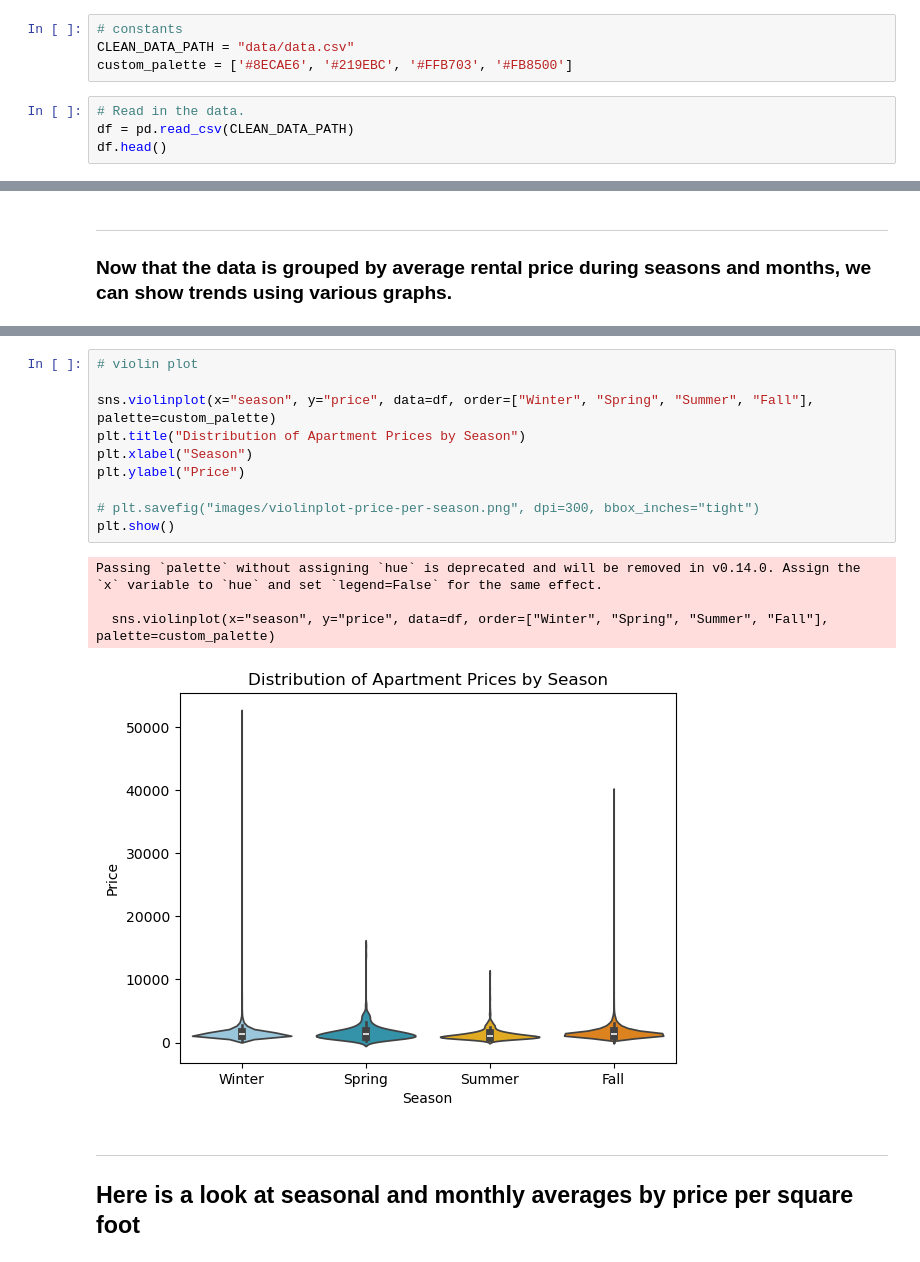
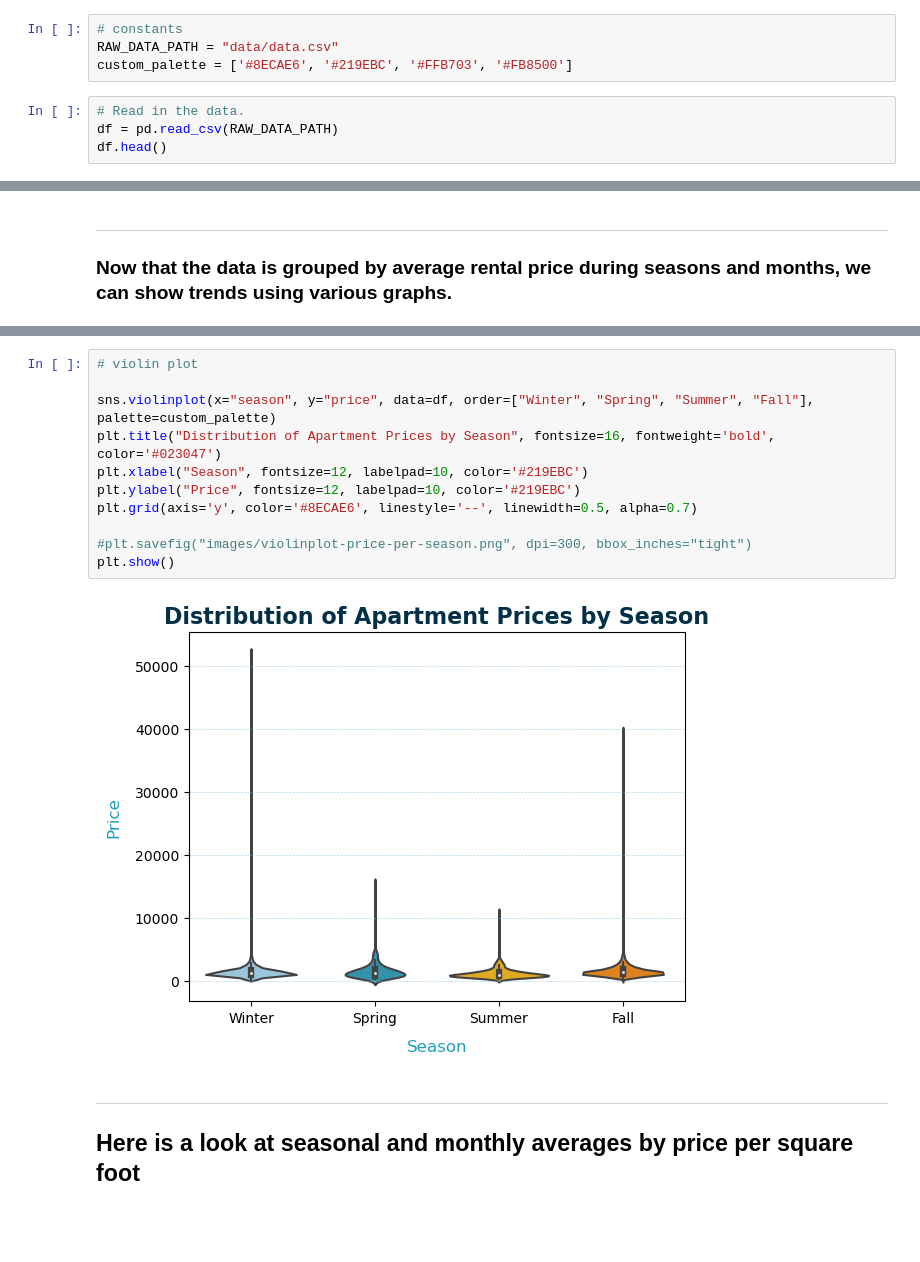
Before and after one commit to tghcb9/dataanalytics-project1-group6, a Jupyter notebook: submission/analysis/question-1.ipynb, the cells around one changed output, grey strips where cells are left out. Drawn from its saved outputs; the diff is of its cells as text; blank space fills up the shorter version.

```diff
--- a/submission/analysis/question-1.ipynb
+++ b/submission/analysis/question-1.ipynb
@@ -7,11 +7,11 @@ import matplotlib.pyplot as plt
 import seaborn as sns
 # %%
 # constants
-CLEAN_DATA_PATH = "data/data.csv"
+RAW_DATA_PATH = "data/data.csv"
 custom_palette = ['#8ECAE6', '#219EBC', '#FFB703', '#FB8500']
 # %%
 # Read in the data.
-df = pd.read_csv(CLEAN_DATA_PATH)
+df = pd.read_csv(RAW_DATA_PATH)
 df.head()
 # %% [output]
 |  | Unnamed: 0 | id | bathrooms | bedrooms | fee | price | square_feet | cityname | state | latitude | ... |
@@ -270,18 +263,16 @@ p-value: 3.788913292547917e-166
 # %%
 # violin plot
 
 sns.violinplot(x="season", y="price", data=df, order=["Winter", "Spring", "Summer", "Fall"], palette=custom_palette)
-plt.title("Distribution of Apartment Prices by Season")
-plt.xlabel("Season")
-plt.ylabel("Price")
+plt.title("Distribution of Apartment Prices by Season", fontsize=16, fontweight='bold', color='#023047')
+plt.xlabel("Season", fontsize=12, labelpad=10, color='#219EBC')
+plt.ylabel("Price", fontsize=12, labelpad=10, color='#219EBC')
+plt.grid(axis='y', color='#8ECAE6', linestyle='--', linewidth=0.5, alpha=0.7)
 
-# plt.savefig("images/violinplot-price-per-season.png", dpi=300, bbox_inches="tight")
+#plt.savefig("images/violinplot-price-per-season.png", dpi=300, bbox_inches="tight")
 plt.show()
 # %% [output]
-Passing `palette` without assigning `hue` is deprecated and will be removed in v0.14.0. Assign the `x` variable to `hue` and set `legend=False` for the same effect.
-
-  sns.violinplot(x="season", y="price", data=df, order=["Winter", "Spring", "Summer", "Fall"], palette=custom_palette)
-[figure, old version]
+[figure, new version]
 # %% [markdown]
 ---
 ## Here is a look at seasonal and monthly averages by price per square foot
```
Also changed, not shown: parts of 10 cells of this notebook.
